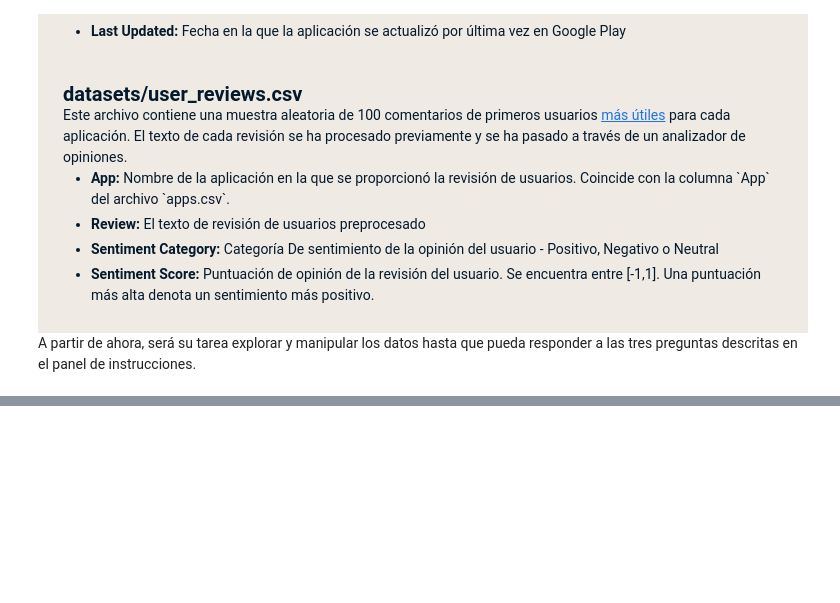
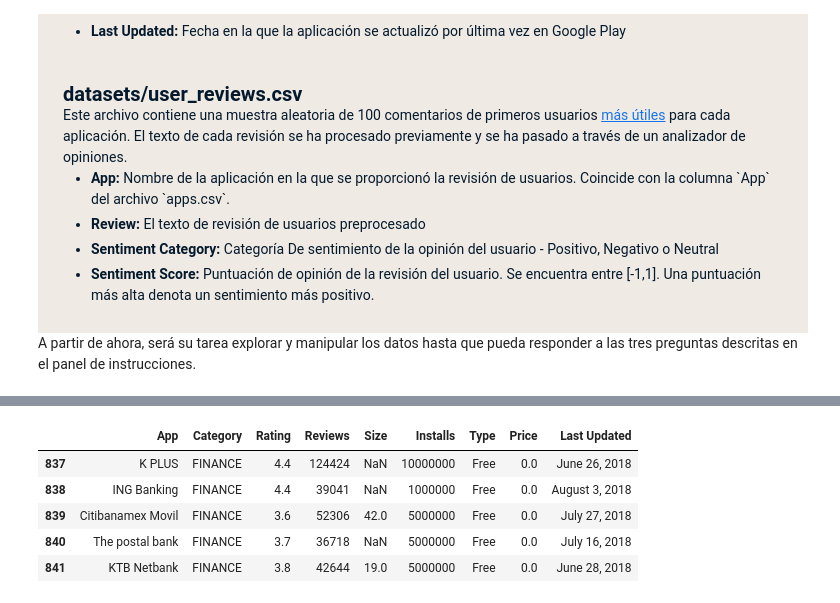
Before and after one commit to MayumyCH/dc_analyzing_android_app_market_with_python, a Jupyter notebook: notebook_es.ipynb, the cells around one changed output, grey strips where cells are left out. Cells and saved outputs as stored; diff of their text form; code cells hidden in the pictures; blank space fills up the shorter version.

```diff
--- a/notebook_es.ipynb
+++ b/notebook_es.ipynb
@@ -72,0 +204,12 @@ Este archivo contiene una muestra aleatoria de 100 comentarios de primeros usuar
+# %%
+# Aplicaciones de FINANZAS tipo FREE
+# app_finance = apps[apps["Category"] == "FINANCE"]
+app_finance = apps[np.logical_and(apps["Category"] == "FINANCE",apps["Type"]== "Free")]
+app_finance.head()
+# %% [output]
+|  | App | Category | Rating | Reviews | Size | Installs | Type | Price | Last Updated |
+| 837 | K PLUS | FINANCE | 4.4 | 124424 | NaN | 10000000 | Free | 0.0 | June 26, 2018 |
+| 838 | ING Banking | FINANCE | 4.4 | 39041 | NaN | 1000000 | Free | 0.0 | August 3, 2018 |
+| 839 | Citibanamex Movil | FINANCE | 3.6 | 52306 | 42.0 | 5000000 | Free | 0.0 | July 27, 2018 |
+| 840 | The postal bank | FINANCE | 3.7 | 36718 | NaN | 5000000 | Free | 0.0 | July 16, 2018 |
+| 841 | KTB Netbank | FINANCE | 3.8 | 42644 | 19.0 | 5000000 | Free | 0.0 | June 28, 2018 |
```
Also changed, not shown: parts of 17 cells of this notebook.
